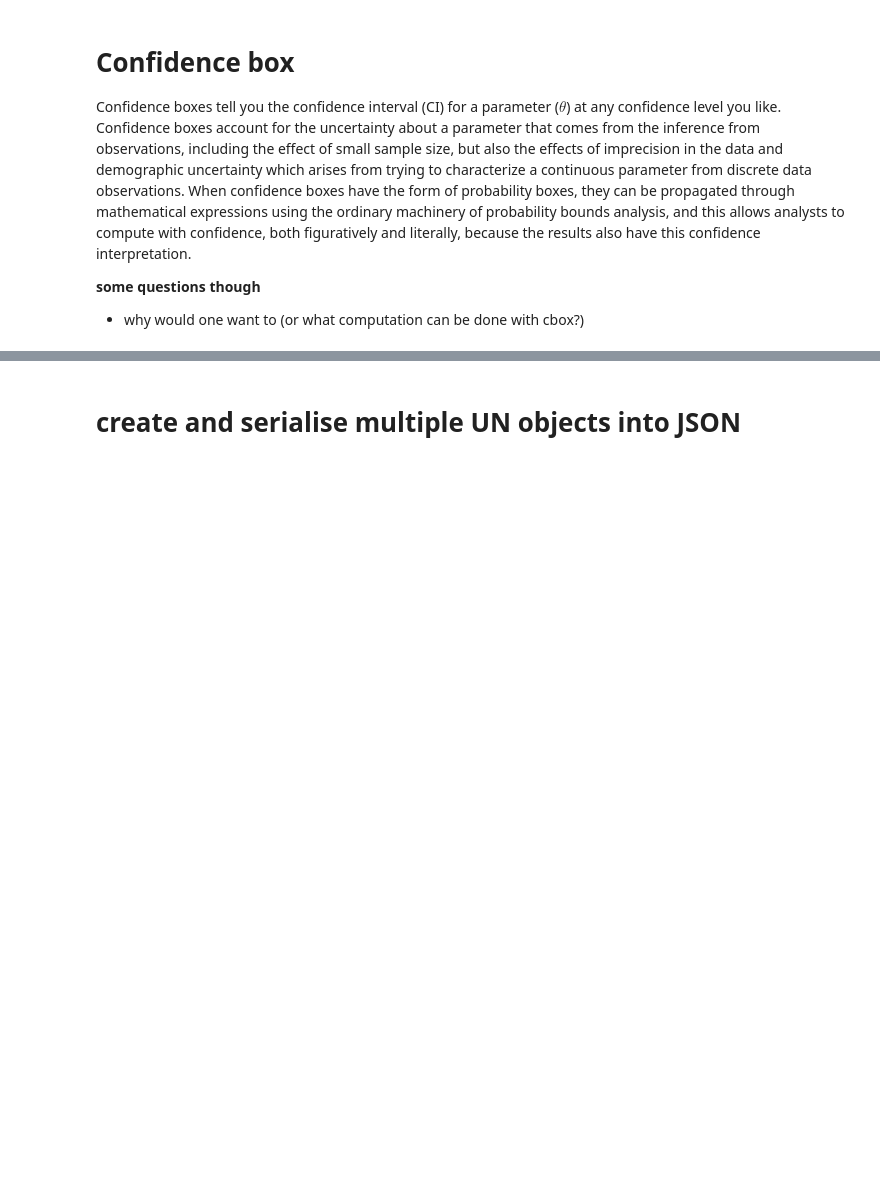
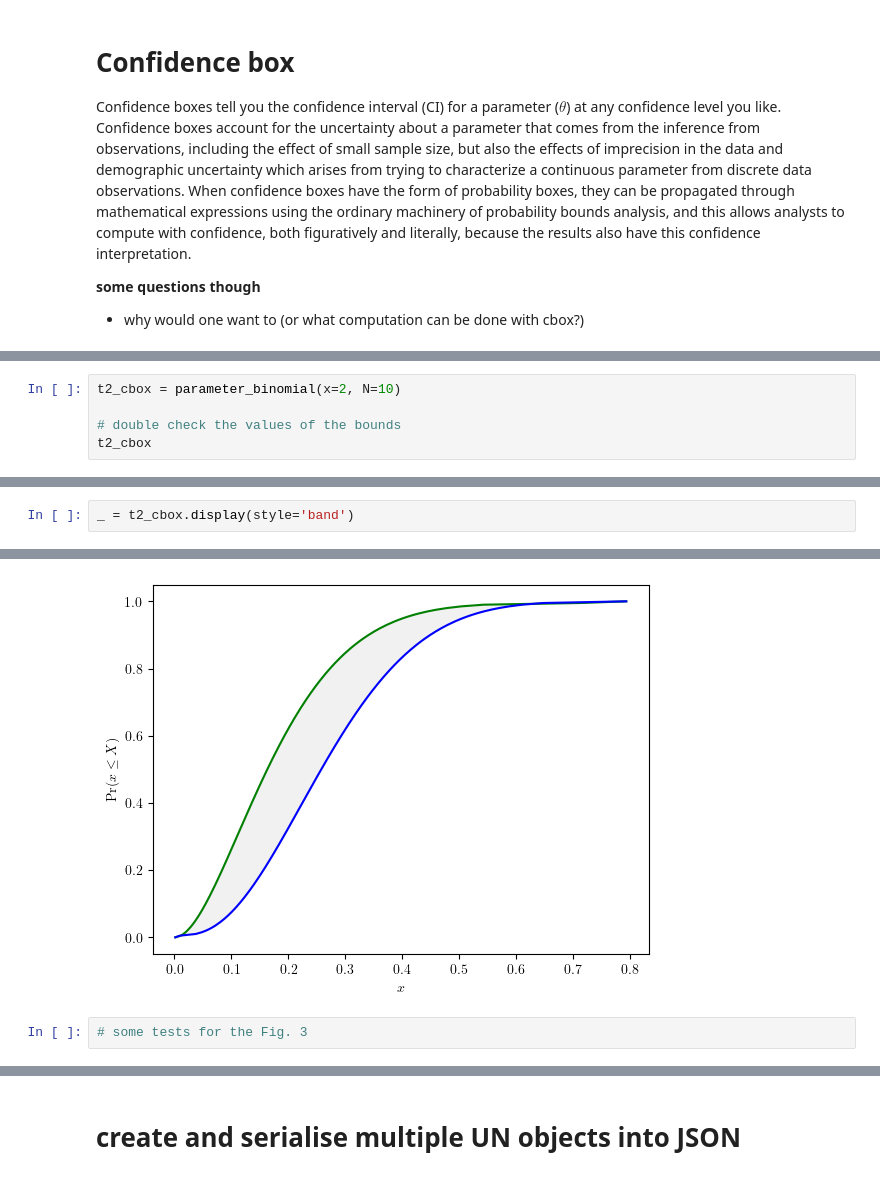
Before and after one commit to leslieDLcy/PyUncertainNumber, a Jupyter notebook: _personal/unglorfied_tests/Test_PyUncertainNumber000.ipynb, the cells around one changed output, grey strips where cells are left out. Saved outputs shown, nothing was run; the diff lists cells and outputs as text; blank space fills up the shorter version.

```diff
--- a/_personal/unglorfied_tests/Test_PyUncertainNumber000.ipynb
+++ b/_personal/unglorfied_tests/Test_PyUncertainNumber000.ipynb
@@ -255,0 +249,5 @@ Confidence boxes tell you the confidence interval (CI) for a parameter ($\theta$
+# %%
+t2_cbox = parameter_binomial(x=2, N=10)
+
+# double check the values of the bounds
+t2_cbox
@@ -255,0 +259,3 @@ Confidence boxes tell you the confidence interval (CI) for a parameter ($\theta$
+# %%
+_ = t2_cbox.display(style='band')
+# %% [output]
@@ -255,0 +263,3 @@ Confidence boxes tell you the confidence interval (CI) for a parameter ($\theta$
+[figure, added]
+# %%
+# some tests for the Fig. 3
```
Also changed, not shown: parts of 18 cells of this notebook, 6 other files.
